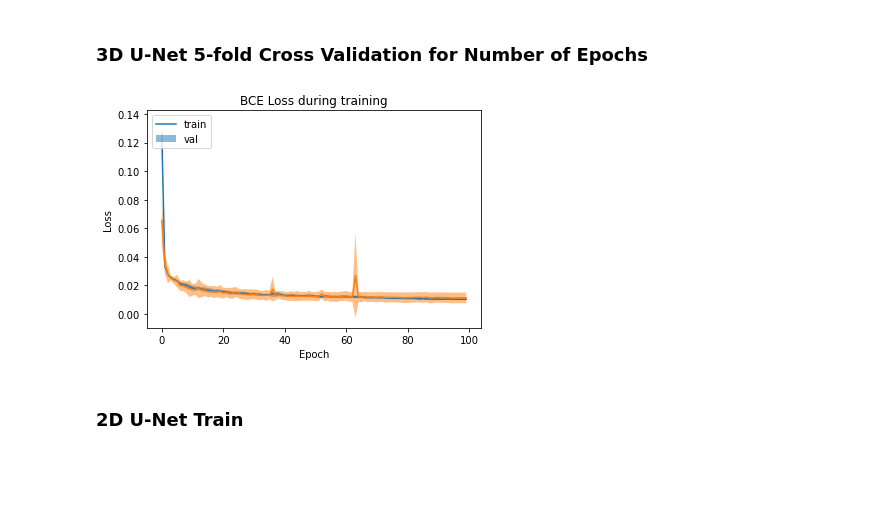
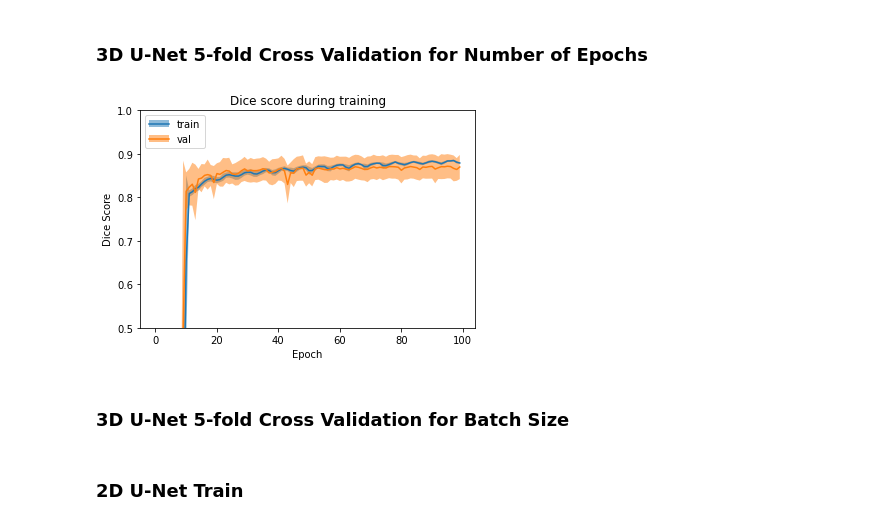
Before and after one commit to ystohys/hippo-segmentation, a Jupyter notebook: Training.ipynb, the cells around one changed output. Drawn from its saved outputs; the diff is of its cells as text; code cells hidden in the pictures; blank space fills up the shorter version.

Commit message:
debugged plot functions

```diff
--- a/Training.ipynb
+++ b/Training.ipynb
@@ -201,13 +188,16 @@ plot_per_epoch(train_val_hist, [('train_metric_per_epoch', 'train'), ('val_metri
 # %%
 import numpy as np
 from model_utils.metrics import plot_val_per_epoch
 
 k_trainval_hist_100 = np.load('k_trainval_hist_100.npz')
 k_trainval_hist_100 = dict(k_trainval_hist_100)
 
 plot_val_per_epoch(k_trainval_hist_100,
-                   [('train_loss_per_epoch', 'train'), ('val_loss_per_epoch', 'val')],
-                  'Loss',
-                  'BCE Loss during training')
+                   [('train_metric_per_epoch', 'train'), ('val_metric_per_epoch', 'val')],
+                  'Dice Score',
+                  'Dice score during training',
+                  (0.5, 1.0))
 # %% [output]
-[figure, old version]
+[figure, new version]
+# %% [markdown]
+### 3D U-Net 5-fold Cross Validation for Batch Size
```
Also changed, not shown: parts of 5 cells of this notebook, 1 other file.
